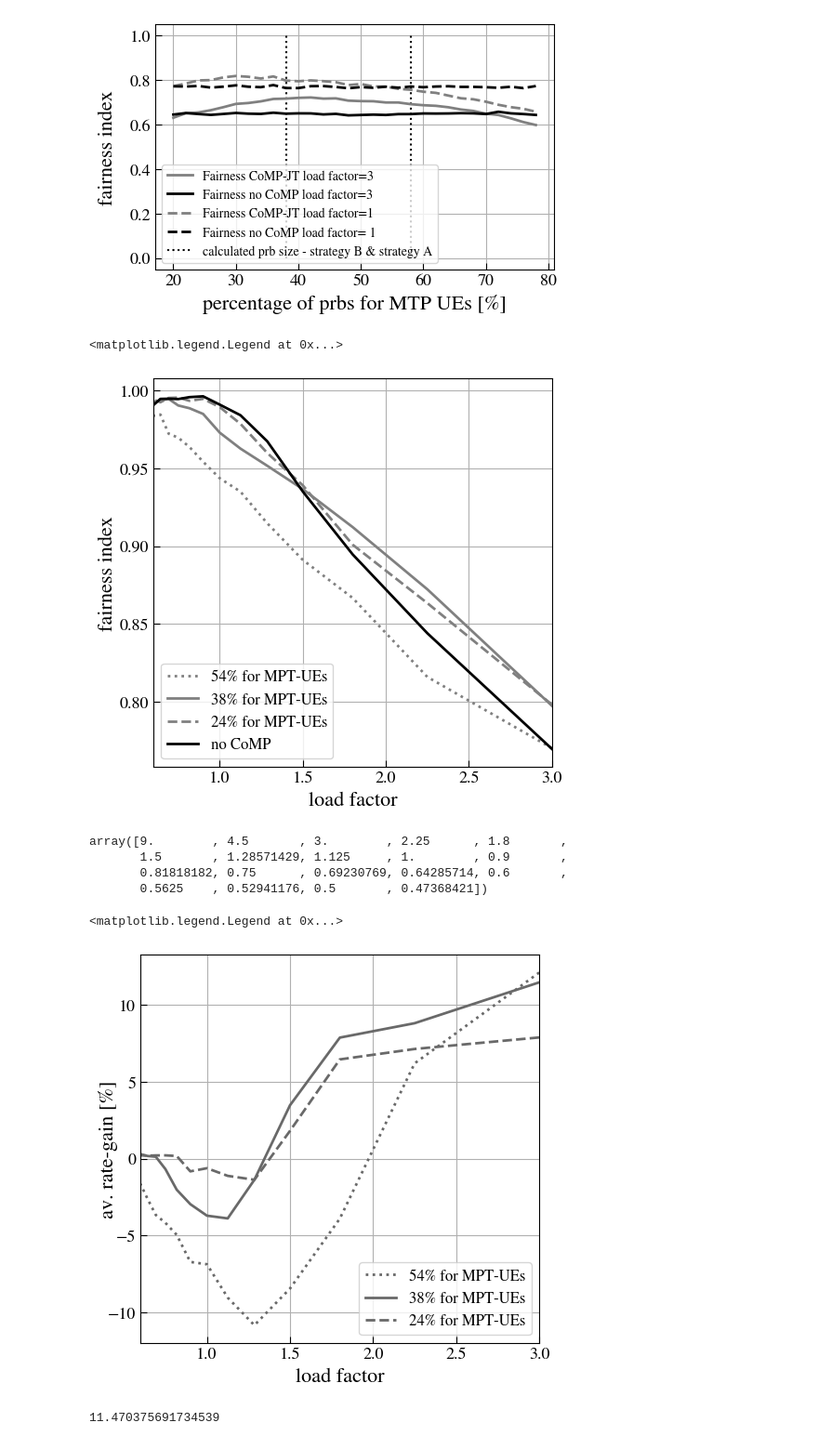
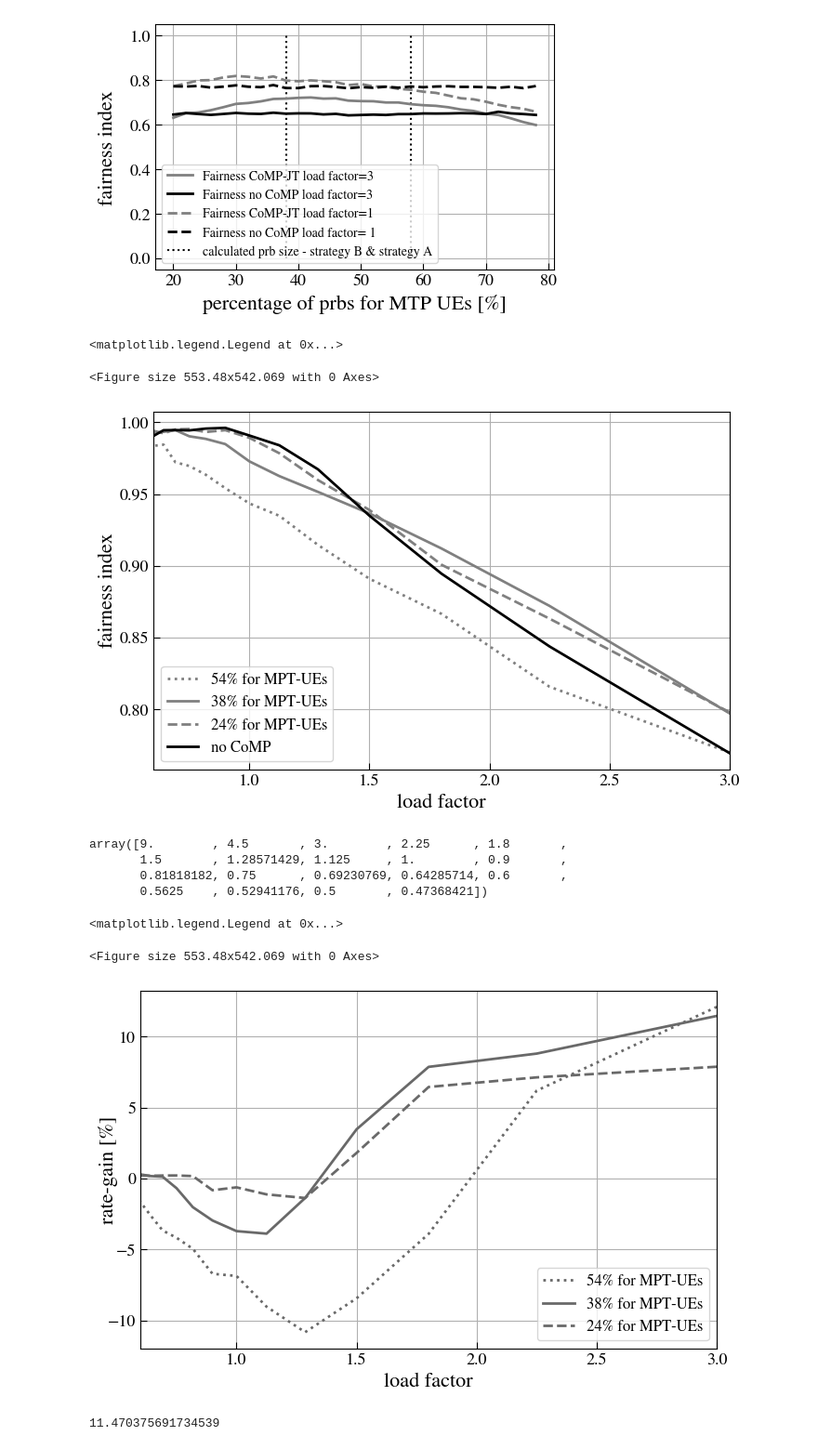
Before and after one commit to CarolineZoll/EDS, a Jupyter notebook: PRB-Reservation_savedData.ipynb, the cells around one changed output. Shown at 93% size. Cells and saved outputs as stored; diff of their text form; code cells hidden in the pictures.

```diff
--- a/PRB-Reservation_savedData.ipynb
+++ b/PRB-Reservation_savedData.ipynb
@@ -190,6 +180,0 @@ for i in load:
-# %%
-no_c=np.array([])
-c=np.array([])
-for i in prb_range:
-    c=np.append(c,fcomp[i][6])
-    no_c=np.append(no_c,fNocomp[i][6])
@@ -924,6 +785,10 @@ plt.rcParams.update(parameters)
 be=2
 end=19
 count=0
+
+f = plt.figure()
+f.set_figwidth(8)
+f.set_figheight(5)
 
 plt.plot(mu_range2[be:end],fcomp[27][be:end],color='grey',linestyle='dotted',label='54% for MPT-UEs',linewidth=2)
 plt.plot(mu_range2[be:end],fcomp[19][be:end],color='grey',label='38% for MPT-UEs',linewidth=2)
@@ -950,7 +815,8 @@ plt.ylabel('fairness index',labelpad = 2)
 plt.legend(prop={'size': 12},loc='lower left')
 # %% [output]
 <matplotlib.legend.Legend at 0x...>
+<Figure size 553.48x542.069 with 0 Axes>
-[figure, old version]
+[figure, new version]
 # %%
 mu_range2
 # %% [output]
@@ -960,29 +826,35 @@ array([9.        , 4.5       , 3.        , 2.25      , 1.8       ,
        0.5625    , 0.52941176, 0.5       , 0.47368421])
 # %%
 plt.figure(figsize=(fig_width,fig_height+2))
+
+f = plt.figure()
+f.set_figwidth(8)
+f.set_figheight(5)
+
 parameters = {'axes.labelsize': 16,'axes.titlesize': 16,'xtick.labelsize':13,'ytick.labelsize':13,'figure.titlesize':20}
 plt.rcParams.update(parameters)
 
 be=2
 end=19
 
 count=0
 plt.plot(mu_range2[be:end],mean_gain[27][be:end],color='dimgrey',linestyle='dotted', label='54% for MPT-UEs',linewidth=2)
 plt.plot(mu_range2[be:end],list(mean_gain[19])[be:end],color='dimgrey',label='38% for MPT-UEs',linewidth=2)
 plt.plot(mu_range2[be:end],mean_gain[12][be:end],color='dimgrey',linestyle='--',label='24% for MPT-UEs',linewidth=2)
 plt.legend(fontsize=9)
 #plt.xlim(0,16)
 #plt.legend()
 plt.xlim(0.6,3)
 #plt.ylim(-35,35)
 plt.grid()
 plt.xlabel('load factor')
-plt.ylabel('av. rate-gain [%]',labelpad = -8)
+plt.ylabel('rate-gain [%]',labelpad = -8)
 #plt.vlines(x=10,ymin=-12,linestyle='dotted', ymax=17,colors='green',linewidth=2)
 plt.legend(prop={'size': 12},loc='lower right')
 # %% [output]
 <matplotlib.legend.Legend at 0x...>
+<Figure size 553.48x542.069 with 0 Axes>
-[figure, old version]
+[figure, new version]
 # %%
 mean_gain[19][2]
 # %% [output]
```
Also changed, not shown: parts of 41 cells of this notebook, 15 other files.
